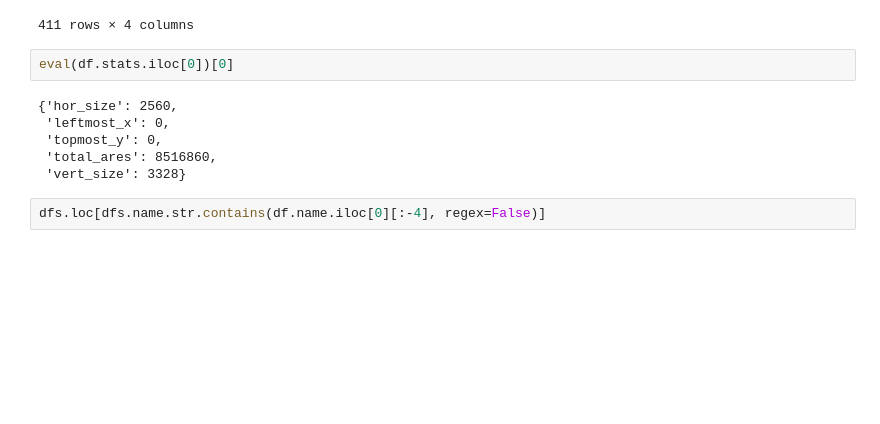
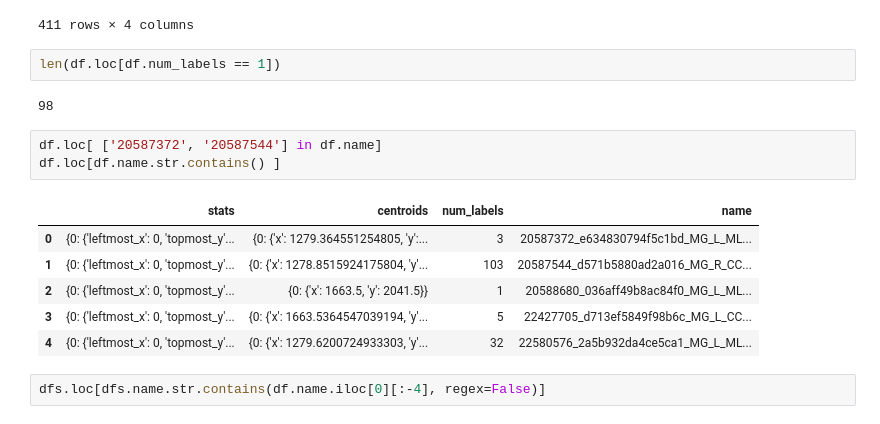
Before and after one commit to emyesme/CalcificationDetection, a Jupyter notebook: ML_structure_project.ipynb, the cells around one changed output. Saved outputs shown, nothing was run; the diff lists cells and outputs as text; blank space fills up the shorter version.

```diff
--- a/ML_structure_project.ipynb
+++ b/ML_structure_project.ipynb
@@ -355,14 +385,20 @@ df
 | 409 | {0: {'leftmost_x': 0, 'topmost_y'... | {0: {'x': 1663.4678036509797, 'y'... | 9 | 50994535_de4c34099d6ef8de_MG_R_ML... |
 | 410 | {0: {'leftmost_x': 2147483647, 't... | {0: {'x': nan, 'y': nan}} | 1 | Thumbs.db |
 411 rows × 4 columns
-# %%
-eval(df.stats.iloc[0])[0]
-# %% [output]
-{'hor_size': 2560,
- 'leftmost_x': 0,
- 'topmost_y': 0,
- 'total_ares': 8516860,
- 'vert_size': 3328}
+# %%
+len(df.loc[df.num_labels == 1])
+# %% [output]
+98
+# %%
+df.loc[ ['20587372', '20587544'] in df.name]
+df.loc[df.name.str.contains() ]
+# %% [output]
+|  | stats | centroids | num_labels | name |
+| 0 | {0: {'leftmost_x': 0, 'topmost_y'... | {0: {'x': 1279.364551254805, 'y':... | 3 | 20587372_e634830794f5c1bd_MG_L_ML... |
+| 1 | {0: {'leftmost_x': 0, 'topmost_y'... | {0: {'x': 1278.8515924175804, 'y'... | 103 | 20587544_d571b5880ad2a016_MG_R_CC... |
+| 2 | {0: {'leftmost_x': 0, 'topmost_y'... | {0: {'x': 1663.5, 'y': 2041.5}} | 1 | 20588680_036aff49b8ac84f0_MG_L_ML... |
+| 3 | {0: {'leftmost_x': 0, 'topmost_y'... | {0: {'x': 1663.5364547039194, 'y'... | 5 | 22427705_d713ef5849f98b6c_MG_L_CC... |
+| 4 | {0: {'leftmost_x': 0, 'topmost_y'... | {0: {'x': 1279.6200724933303, 'y'... | 32 | 22580576_2a5b932da4ce5ca1_MG_L_ML... |
 # %%
 dfs.loc[dfs.name.str.contains(df.name.iloc[0][:-4], regex=False)]
 # %% [output]
```
Also changed, not shown: parts of 36 cells of this notebook.
